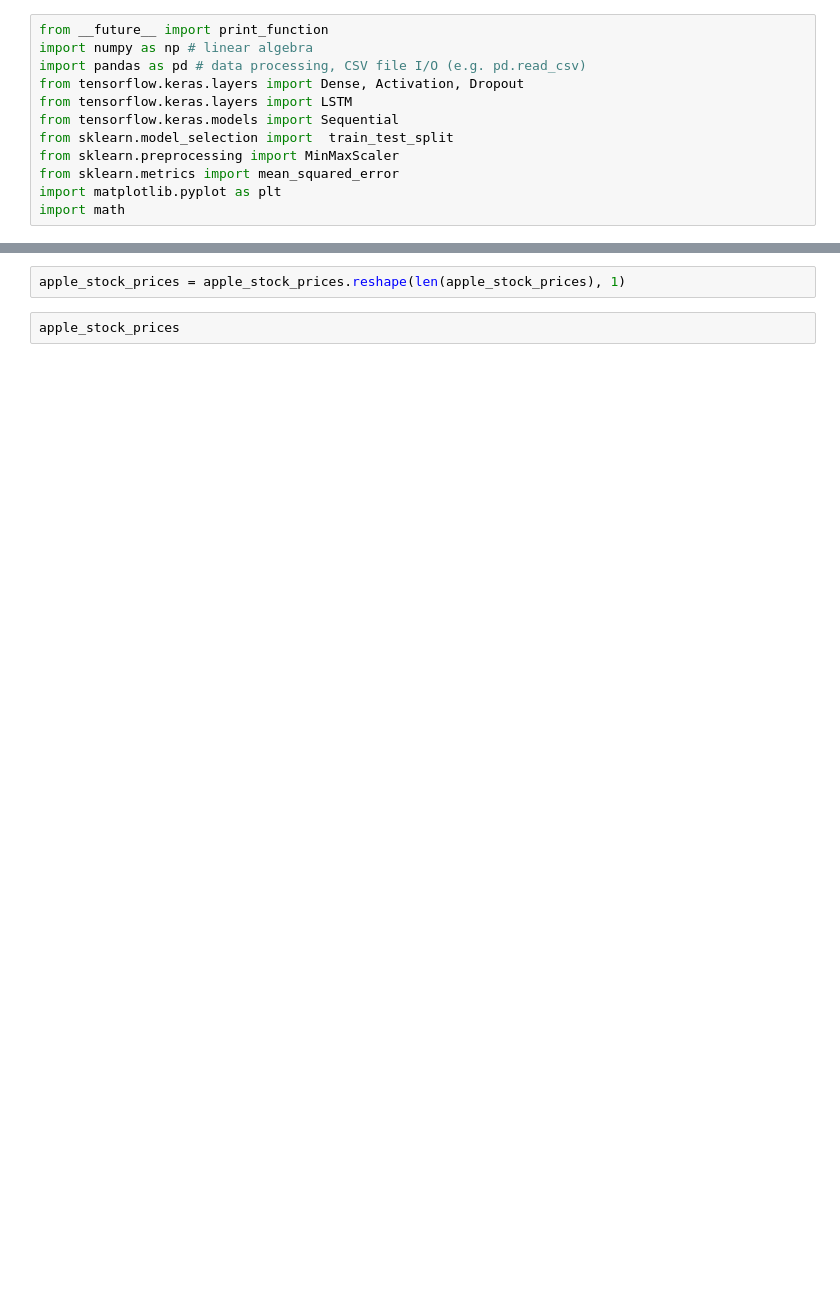
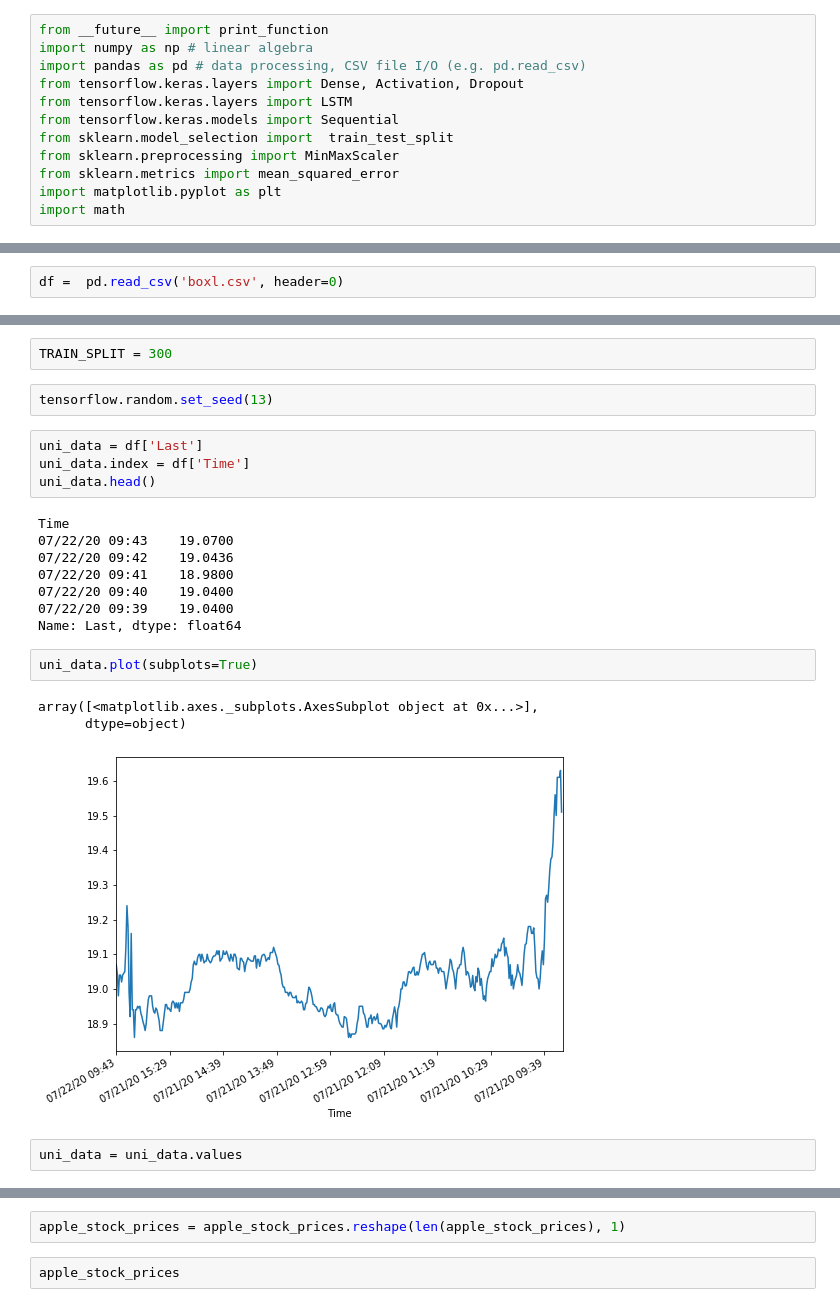
Before and after one commit to Fayyazfarooq/Stocks-Prediction, a Jupyter notebook: Stock Pred Model LSTM-Copy1.ipynb, the cells around one changed output, grey strips where cells are left out. Saved outputs shown, nothing was run; the diff lists cells and outputs as text; blank space fills up the shorter version.

```diff
--- a/Stock Pred Model LSTM-Copy1.ipynb
+++ b/Stock Pred Model LSTM-Copy1.ipynb
@@ -58,0 +40,2 @@ apple
+# %%
+df =  pd.read_csv('boxl.csv', header=0)
@@ -58,0 +82,24 @@ apple
+# %%
+TRAIN_SPLIT = 300
+# %%
+tensorflow.random.set_seed(13)
+# %%
+uni_data = df['Last']
+uni_data.index = df['Time']
+uni_data.head()
+# %% [output]
+Time
+07/22/20 09:43    19.0700
+07/22/20 09:42    19.0436
+07/22/20 09:41    18.9800
+07/22/20 09:40    19.0400
+07/22/20 09:39    19.0400
+Name: Last, dtype: float64
+# %%
+uni_data.plot(subplots=True)
+# %% [output]
+array([<matplotlib.axes._subplots.AxesSubplot object at 0x...>],
+      dtype=object)
+[figure, added]
+# %%
+uni_data = uni_data.values
```
Also changed, not shown: parts of 38 cells of this notebook.
